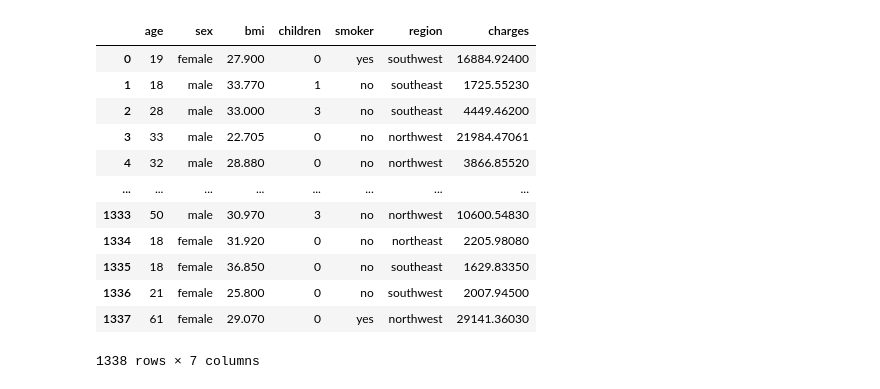
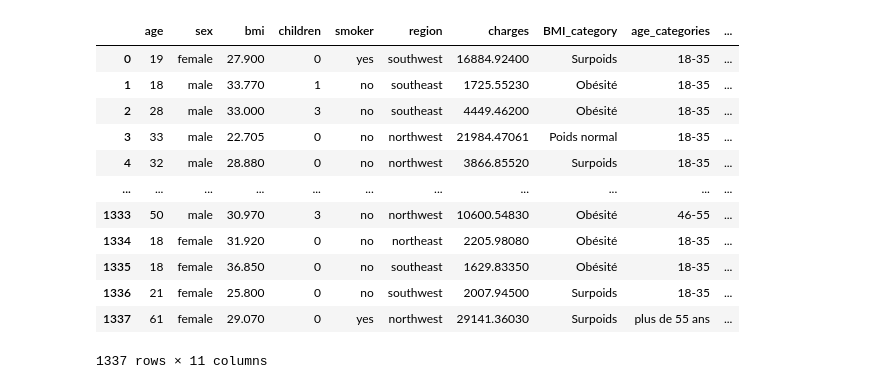
Before and after one commit to istaion/Assur_aimant, a Jupyter notebook: Hacene/modelisation.ipynb, the cells around one changed output. Drawn from its saved outputs; the diff is of its cells as text; code cells hidden in the pictures.

```diff
--- a/Hacene/modelisation.ipynb
+++ b/Hacene/modelisation.ipynb
@@ -7,25 +7,41 @@ from sklearn.model_selection import train_test_split
 from sklearn.linear_model import LinearRegression, Lasso, Ridge, ElasticNet
 from sklearn.metrics import mean_squared_error
 from sklearn.preprocessing import LabelEncoder, OneHotEncoder
-# %%
-df = pd.read_csv('dataset.csv')
-encoded_category = LabelEncoder()
-hot_encoder = OneHotEncoder(sparse_output= False)
-reg = df[['region']]
-one_hot_enc = OneHotEncoder(sparse_output=False)
-reg_encod = one_hot_enc.fit_transform(reg[['region']])
-reg_encod= pd.DataFrame(reg_encod, columns=reg['region'].unique())
-# %% [output]
-|  | age | sex | bmi | children | smoker | region | charges |
-| 0 | 19 | female | 27.900 | 0 | yes | southwest | 16884.92400 |
-| 1 | 18 | male | 33.770 | 1 | no | southeast | 1725.55230 |
-| 2 | 28 | male | 33.000 | 3 | no | southeast | 4449.46200 |
-| 3 | 33 | male | 22.705 | 0 | no | northwest | 21984.47061 |
-| 4 | 32 | male | 28.880 | 0 | no | northwest | 3866.85520 |
-| ... | ... | ... | ... | ... | ... | ... | ... |
-| 1333 | 50 | male | 30.970 | 3 | no | northwest | 10600.54830 |
-| 1334 | 18 | female | 31.920 | 0 | no | northeast | 2205.98080 |
-| 1335 | 18 | female | 36.850 | 0 | no | southeast | 1629.83350 |
-| 1336 | 21 | female | 25.800 | 0 | no | southwest | 2007.94500 |
-| 1337 | 61 | female | 29.070 | 0 | yes | northwest | 29141.36030 |
-1338 rows × 7 columns
+# %%
+df = pd.read_csv('dataset.csv')
+df.drop_duplicates(inplace=True)
+# %%
+# Définir les tranches de BMI
+bins = [0, 18.5, 24.9, 29.9, 40, 100]  # Tranches de BMI
+labels = ['Sous-poids', 'Poids normal', 'Surpoids', 'Obésité', 'Obésité sévère']
+
+# Ajouter une nouvelle colonne dans le DataFrame pour les tranches de BMI
+df['BMI_category'] = pd.cut(df['bmi'], bins=bins, labels=labels, right=False)
+# %%
+# Définir les tranches d'ages
+bins = [18, 36, 45, 55, 65]  # Tranches de BMI
+labels = ['18-35', '36-45', '46-55', 'plus de 55 ans']
+
+# Ajouter une nouvelle colonne dans le DataFrame pour les tranches de BMI
+df['age_categories'] = pd.cut(df['age'], bins=bins, labels=labels, right=False)
+# %%
+#Label encoder pour le sexe et si les usagers sont fumeurs
+
+labe_encod = LabelEncoder()
+df['sex_encode']= labe_encod.fit_transform(df['sex'])
+df['smoker_encode']= labe_encod.fit_transform(df['smoker'])
+df
+# %% [output]
+|  | age | sex | bmi | children | smoker | region | charges | BMI_category | age_categories | ... |
+| 0 | 19 | female | 27.900 | 0 | yes | southwest | 16884.92400 | Surpoids | 18-35 | ... |
+| 1 | 18 | male | 33.770 | 1 | no | southeast | 1725.55230 | Obésité | 18-35 | ... |
+| 2 | 28 | male | 33.000 | 3 | no | southeast | 4449.46200 | Obésité | 18-35 | ... |
+| 3 | 33 | male | 22.705 | 0 | no | northwest | 21984.47061 | Poids normal | 18-35 | ... |
+| 4 | 32 | male | 28.880 | 0 | no | northwest | 3866.85520 | Surpoids | 18-35 | ... |
+| ... | ... | ... | ... | ... | ... | ... | ... | ... | ... | ... |
+| 1333 | 50 | male | 30.970 | 3 | no | northwest | 10600.54830 | Obésité | 46-55 | ... |
+| 1334 | 18 | female | 31.920 | 0 | no | northeast | 2205.98080 | Obésité | 18-35 | ... |
+| 1335 | 18 | female | 36.850 | 0 | no | southeast | 1629.83350 | Obésité | 18-35 | ... |
+| 1336 | 21 | female | 25.800 | 0 | no | southwest | 2007.94500 | Surpoids | 18-35 | ... |
+| 1337 | 61 | female | 29.070 | 0 | yes | northwest | 29141.36030 | Surpoids | plus de 55 ans | ... |
+1337 rows × 11 columns
```
Also changed, not shown: parts of 5 cells of this notebook, 1 other file.
